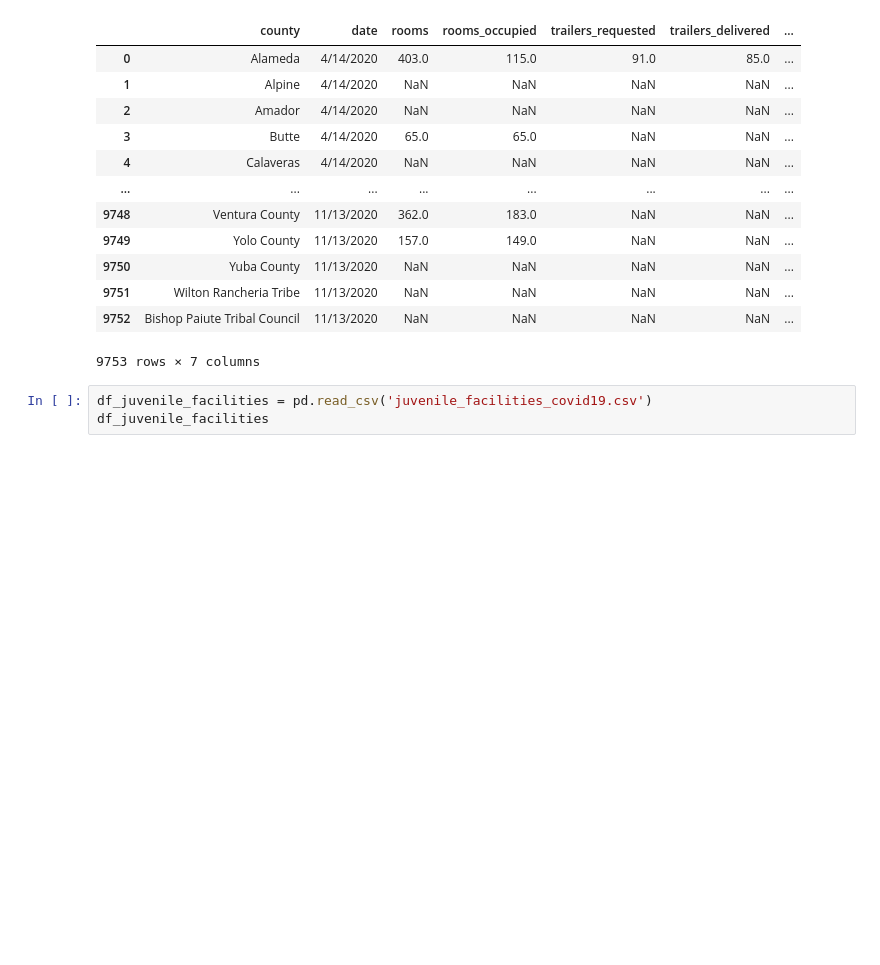
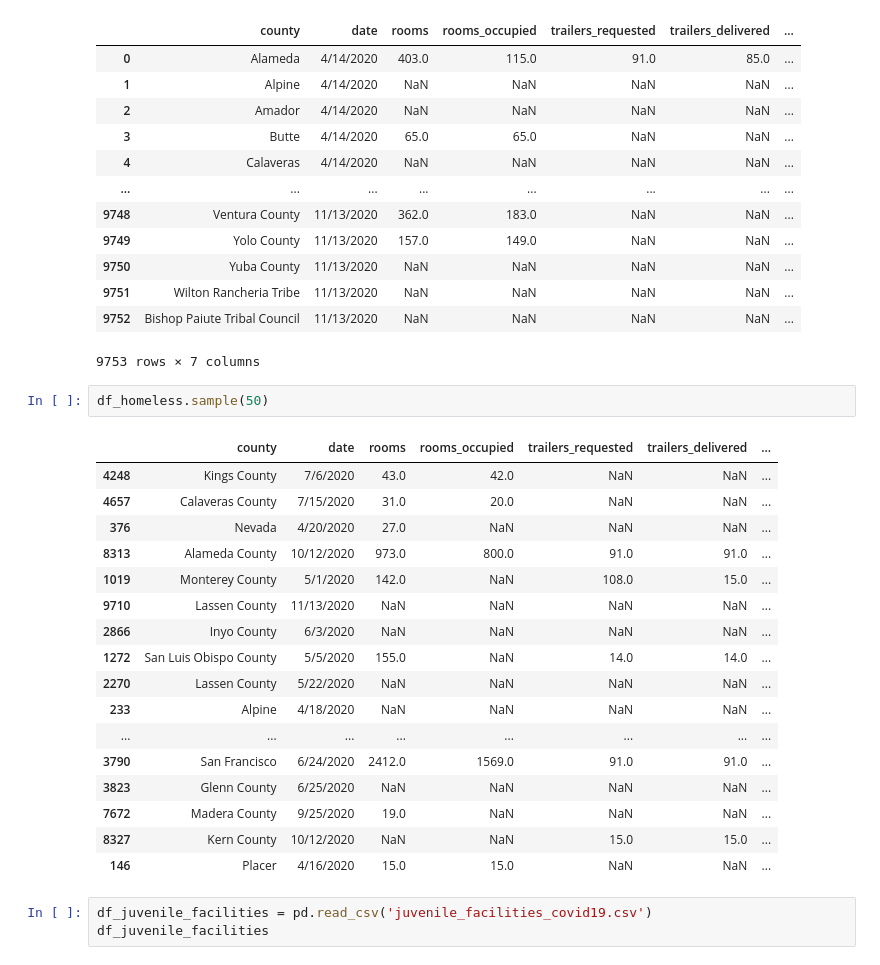
Before and after one commit to rteves0914/COVID_analysis, a Jupyter notebook: data.ipynb, the cells around one changed output. Saved outputs shown, nothing was run; the diff lists cells and outputs as text; blank space fills up the shorter version.

```diff
--- a/data.ipynb
+++ b/data.ipynb
@@ -278,6 +278,26 @@ df_homeless
 | 9751 | Wilton Rancheria Tribe | 11/13/2020 | NaN | NaN | NaN | NaN | ... |
 | 9752 | Bishop Paiute Tribal Council | 11/13/2020 | NaN | NaN | NaN | NaN | ... |
 9753 rows × 7 columns
+# %%
+df_homeless.sample(50)
+# %% [output]
+|  | county | date | rooms | rooms_occupied | trailers_requested | trailers_delivered | ... |
+| 4248 | Kings County | 7/6/2020 | 43.0 | 42.0 | NaN | NaN | ... |
+| 4657 | Calaveras County | 7/15/2020 | 31.0 | 20.0 | NaN | NaN | ... |
+| 376 | Nevada | 4/20/2020 | 27.0 | NaN | NaN | NaN | ... |
+| 8313 | Alameda County | 10/12/2020 | 973.0 | 800.0 | 91.0 | 91.0 | ... |
+| 1019 | Monterey County | 5/1/2020 | 142.0 | NaN | 108.0 | 15.0 | ... |
+| 9710 | Lassen County | 11/13/2020 | NaN | NaN | NaN | NaN | ... |
+| 2866 | Inyo County | 6/3/2020 | NaN | NaN | NaN | NaN | ... |
+| 1272 | San Luis Obispo County | 5/5/2020 | 155.0 | NaN | 14.0 | 14.0 | ... |
+| 2270 | Lassen County | 5/22/2020 | NaN | NaN | NaN | NaN | ... |
+| 233 | Alpine | 4/18/2020 | NaN | NaN | NaN | NaN | ... |
+| ... | ... | ... | ... | ... | ... | ... | ... |
+| 3790 | San Francisco | 6/24/2020 | 2412.0 | 1569.0 | 91.0 | 91.0 | ... |
+| 3823 | Glenn County | 6/25/2020 | NaN | NaN | NaN | NaN | ... |
+| 7672 | Madera County | 9/25/2020 | 19.0 | NaN | NaN | NaN | ... |
+| 8327 | Kern County | 10/12/2020 | NaN | NaN | 15.0 | 15.0 | ... |
+| 146 | Placer | 4/16/2020 | 15.0 | 15.0 | NaN | NaN | ... |
 # %%
 df_juvenile_facilities = pd.read_csv('juvenile_facilities_covid19.csv')
 df_juvenile_facilities
```
Also changed, not shown: parts of 9 cells of this notebook, 2 other files.
